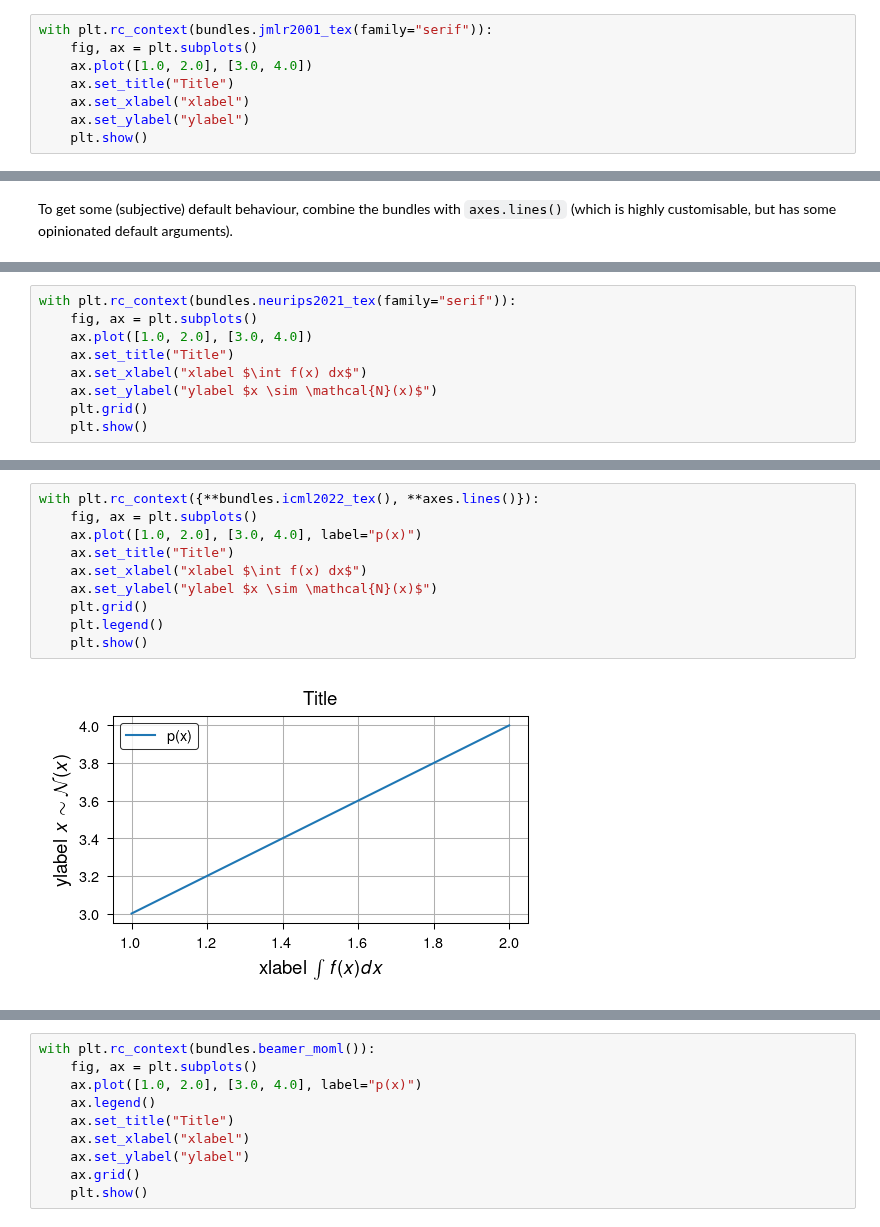
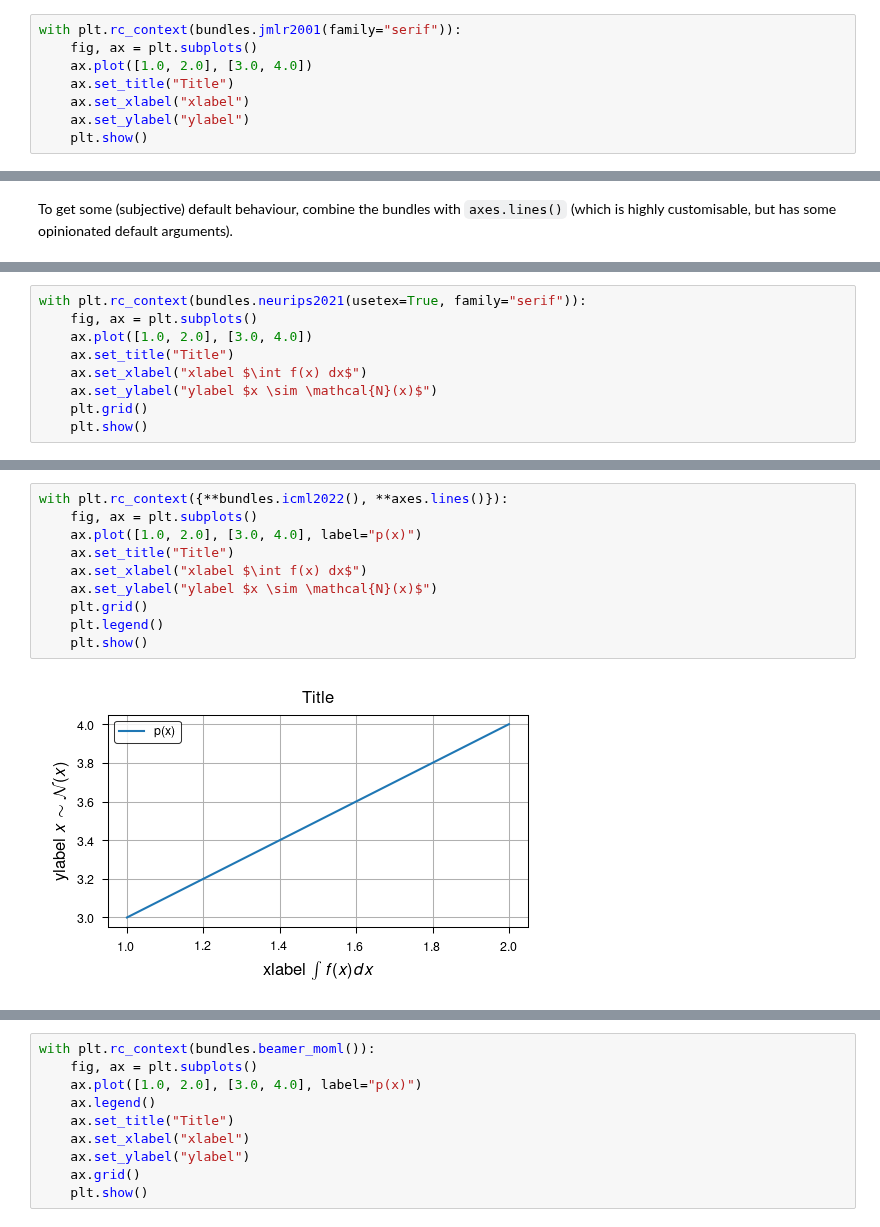
Before and after one commit to pnkraemer/tueplots, a Jupyter notebook: examples/bundles.ipynb, the cells around one changed output, grey strips where cells are left out. Saved outputs shown, nothing was run; the diff lists cells and outputs as text.

```diff
--- a/examples/bundles.ipynb
+++ b/examples/bundles.ipynb
@@ -49,5 +45,5 @@ with plt.rc_context(bundles.neurips2021()):
 # %%
-with plt.rc_context(bundles.jmlr2001_tex(family="serif")):
+with plt.rc_context(bundles.jmlr2001(family="serif")):
     fig, ax = plt.subplots()
     ax.plot([1.0, 2.0], [3.0, 4.0])
     ax.set_title("Title")
@@ -72,5 +68,5 @@ with plt.rc_context({**bundles.neurips2021(), **axes.lines()}):
 # %%
-with plt.rc_context(bundles.neurips2021_tex(family="serif")):
+with plt.rc_context(bundles.neurips2021(usetex=True, family="serif")):
     fig, ax = plt.subplots()
     ax.plot([1.0, 2.0], [3.0, 4.0])
     ax.set_title("Title")
@@ -83,13 +79,13 @@ with plt.rc_context(bundles.neurips2021_tex(family="serif")):
 # %%
-with plt.rc_context({**bundles.icml2022_tex(), **axes.lines()}):
+with plt.rc_context({**bundles.icml2022(), **axes.lines()}):
     fig, ax = plt.subplots()
     ax.plot([1.0, 2.0], [3.0, 4.0], label="p(x)")
     ax.set_title("Title")
     ax.set_xlabel("xlabel $\int f(x) dx$")
     ax.set_ylabel("ylabel $x \sim \mathcal{N}(x)$")
     plt.grid()
     plt.legend()
     plt.show()
 # %% [output]
-[figure, old version]
+[figure, new version]
 # %%
```
Also changed, not shown: parts of 7 cells of this notebook, 5 other files.
